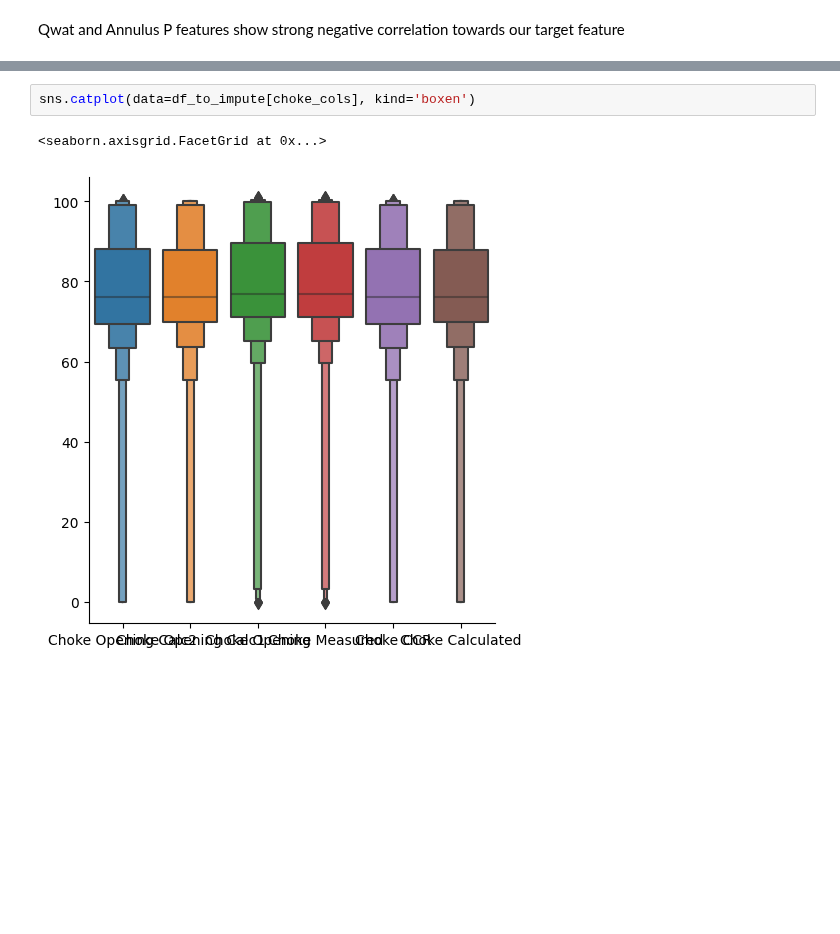
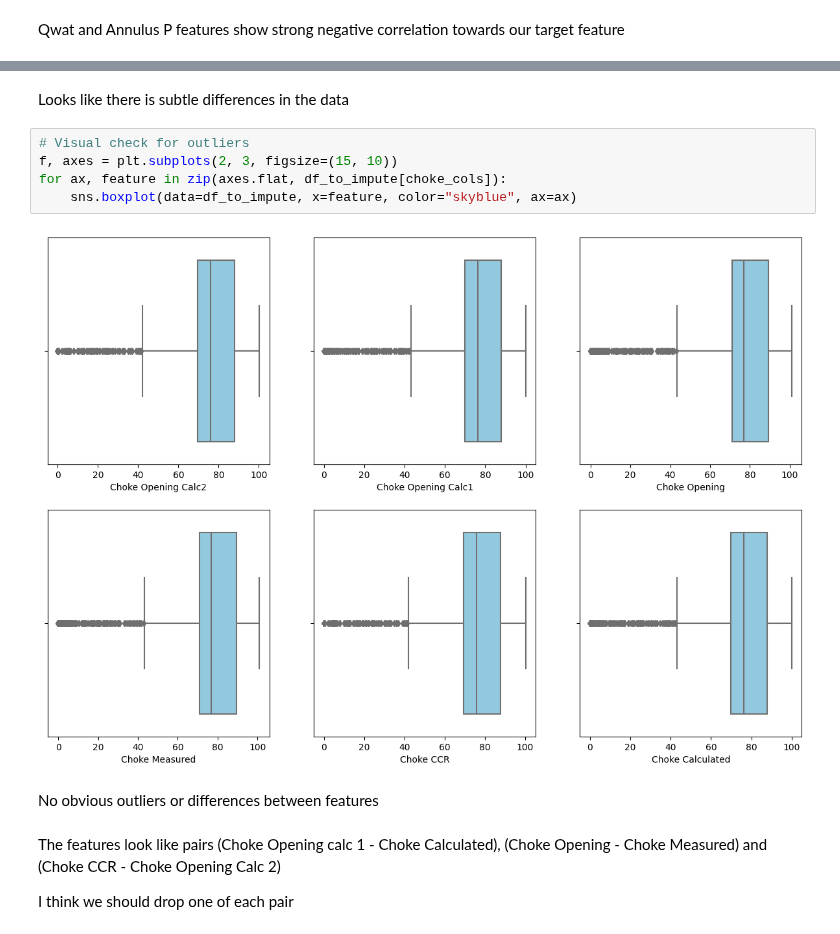
Before and after one commit to mattwagon/oil_production_prediction, a Jupyter notebook: notebooks/matt - data_cleaning.ipynb, the cells around one changed output, grey strips where cells are left out. Saved outputs shown, nothing was run; the diff lists cells and outputs as text; blank space fills up the shorter version.

Commit message:
Added comments on hist plot and changed catplot to boxplot and added comments

```diff
--- a/notebooks/matt - data_cleaning.ipynb
+++ b/notebooks/matt - data_cleaning.ipynb
@@ -139,8 +139,18 @@ for ax, feature in zip(axes.flat, df_to_impute[choke_cols]):
     sns.histplot(df_to_impute[feature] , color="skyblue", ax=ax)
 # %% [output]
 [figure]
+# %% [markdown]
+Looks like there is subtle differences in the data
 # %%
-sns.catplot(data=df_to_impute[choke_cols], kind='boxen')
+# Visual check for outliers
+f, axes = plt.subplots(2, 3, figsize=(15, 10))
+for ax, feature in zip(axes.flat, df_to_impute[choke_cols]):
+    sns.boxplot(data=df_to_impute, x=feature, color="skyblue", ax=ax)
 # %% [output]
-<seaborn.axisgrid.FacetGrid at 0x...>
-[figure, old version]
+[figure, new version]
+# %% [markdown]
+No obvious outliers or differences between features
+# %% [markdown]
+The features look like pairs (Choke Opening calc 1 - Choke Calculated), (Choke Opening - Choke Measured) and (Choke CCR - Choke Opening Calc 2)
+
+I think we should drop one of each pair
```
Also changed, not shown: parts of 3 cells of this notebook.
